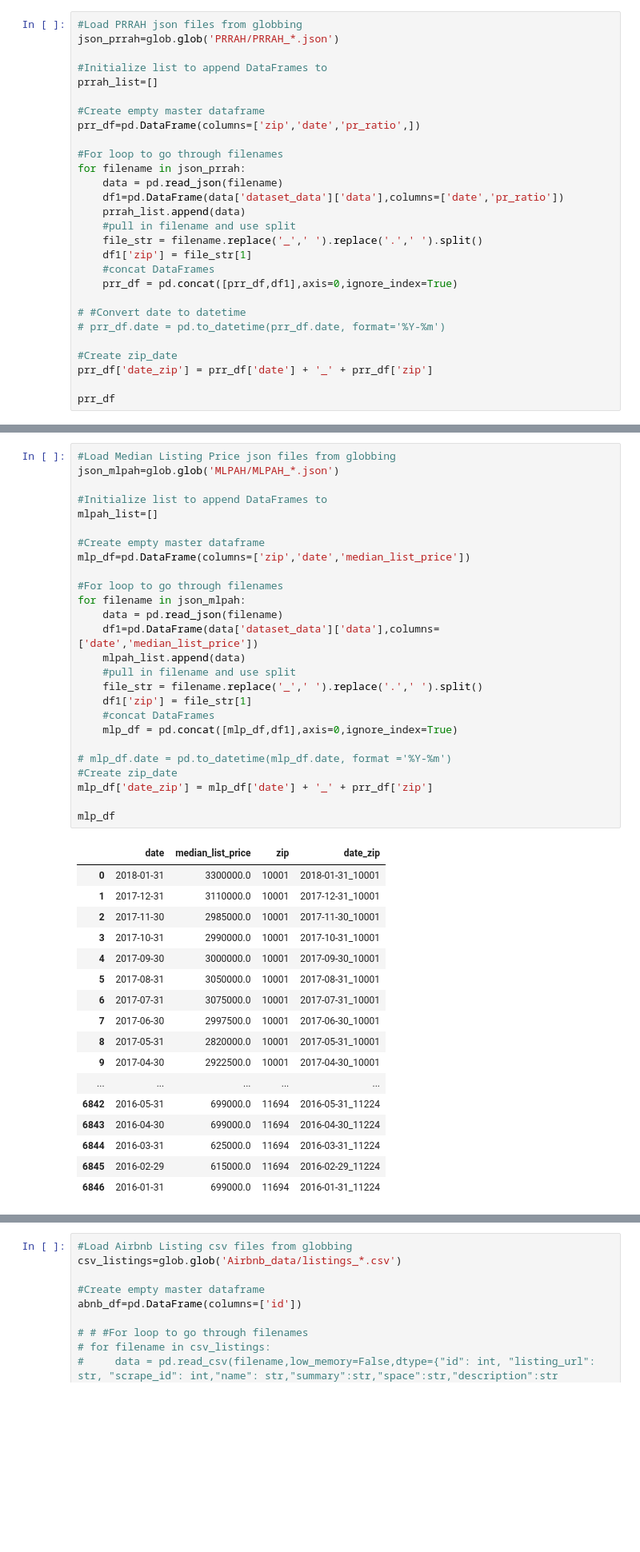
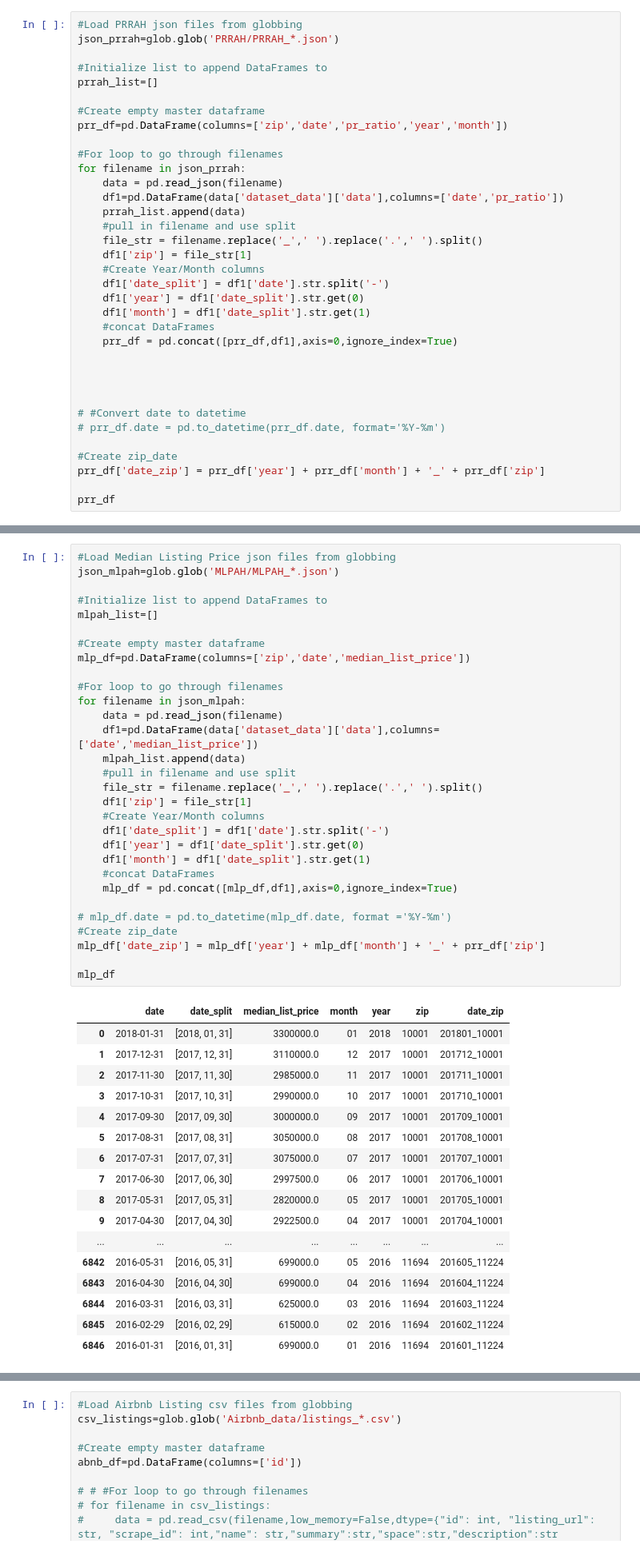
Before and after one commit to csignature/springboard-projects, a Jupyter notebook: Capstone_01/airbnb-capstone.ipynb, the cells around one changed output, grey strips where cells are left out. Shown: that part at 80% size. Saved outputs shown, nothing was run; the diff lists cells and outputs as text; blank space fills up the shorter version.

```diff
--- a/Capstone_01/airbnb-capstone.ipynb
+++ b/Capstone_01/airbnb-capstone.ipynb
@@ -13,7 +15,7 @@ json_prrah=glob.glob('PRRAH/PRRAH_*.json')
 prrah_list=[]
 
 #Create empty master dataframe
-prr_df=pd.DataFrame(columns=['zip','date','pr_ratio',])
+prr_df=pd.DataFrame(columns=['zip','date','pr_ratio','year','month'])
 
 #For loop to go through filenames
 for filename in json_prrah:
@@ -23,14 +25,21 @@ for filename in json_prrah:
     #pull in filename and use split
     file_str = filename.replace('_',' ').replace('.',' ').split()
     df1['zip'] = file_str[1]
+    #Create Year/Month columns
+    df1['date_split'] = df1['date'].str.split('-')
+    df1['year'] = df1['date_split'].str.get(0)
+    df1['month'] = df1['date_split'].str.get(1)
     #concat DataFrames
     prr_df = pd.concat([prr_df,df1],axis=0,ignore_index=True)
+
+
+
 
 # #Convert date to datetime
 # prr_df.date = pd.to_datetime(prr_df.date, format='%Y-%m')
 
 #Create zip_date
-prr_df['date_zip'] = prr_df['date'] + '_' + prr_df['zip']
+prr_df['date_zip'] = prr_df['year'] + prr_df['month'] + '_' + prr_df['zip']
 
 prr_df
 # %% [output]
@@ -55,44 +64,48 @@ prr_df
 # %%
 #Load Median Listing Price json files from globbing
 json_mlpah=glob.glob('MLPAH/MLPAH_*.json')
 
 #Initialize list to append DataFrames to
 mlpah_list=[]
 
 #Create empty master dataframe
 mlp_df=pd.DataFrame(columns=['zip','date','median_list_price'])
 
 #For loop to go through filenames
 for filename in json_mlpah:
     data = pd.read_json(filename)
     df1=pd.DataFrame(data['dataset_data']['data'],columns=['date','median_list_price'])
     mlpah_list.append(data)
     #pull in filename and use split
     file_str = filename.replace('_',' ').replace('.',' ').split()
     df1['zip'] = file_str[1]
+    #Create Year/Month columns
+    df1['date_split'] = df1['date'].str.split('-')
+    df1['year'] = df1['date_split'].str.get(0)
+    df1['month'] = df1['date_split'].str.get(1)
     #concat DataFrames
     mlp_df = pd.concat([mlp_df,df1],axis=0,ignore_index=True)
 
 # mlp_df.date = pd.to_datetime(mlp_df.date, format ='%Y-%m')
 #Create zip_date
-mlp_df['date_zip'] = mlp_df['date'] + '_' + prr_df['zip']
+mlp_df['date_zip'] = mlp_df['year'] + mlp_df['month'] + '_' + prr_df['zip']
 
 mlp_df
 # %% [output]
-|  | date | median_list_price | zip | date_zip |
-| 0 | 2018-01-31 | 3300000.0 | 10001 | 2018-01-31_10001 |
-| 1 | 2017-12-31 | 3110000.0 | 10001 | 2017-12-31_10001 |
-| 2 | 2017-11-30 | 2985000.0 | 10001 | 2017-11-30_10001 |
-| 3 | 2017-10-31 | 2990000.0 | 10001 | 2017-10-31_10001 |
-| 4 | 2017-09-30 | 3000000.0 | 10001 | 2017-09-30_10001 |
-| 5 | 2017-08-31 | 3050000.0 | 10001 | 2017-08-31_10001 |
-| 6 | 2017-07-31 | 3075000.0 | 10001 | 2017-07-31_10001 |
-| 7 | 2017-06-30 | 2997500.0 | 10001 | 2017-06-30_10001 |
-| 8 | 2017-05-31 | 2820000.0 | 10001 | 2017-05-31_10001 |
-| 9 | 2017-04-30 | 2922500.0 | 10001 | 2017-04-30_10001 |
-| ... | ... | ... | ... | ... |
-| 6842 | 2016-05-31 | 699000.0 | 11694 | 2016-05-31_11224 |
-| 6843 | 2016-04-30 | 699000.0 | 11694 | 2016-04-30_11224 |
-| 6844 | 2016-03-31 | 625000.0 | 11694 | 2016-03-31_11224 |
-| 6845 | 2016-02-29 | 615000.0 | 11694 | 2016-02-29_11224 |
-| 6846 | 2016-01-31 | 699000.0 | 11694 | 2016-01-31_11224 |
+|  | date | date_split | median_list_price | month | year | zip | date_zip |
+| 0 | 2018-01-31 | [2018, 01, 31] | 3300000.0 | 01 | 2018 | 10001 | 201801_10001 |
+| 1 | 2017-12-31 | [2017, 12, 31] | 3110000.0 | 12 | 2017 | 10001 | 201712_10001 |
+| 2 | 2017-11-30 | [2017, 11, 30] | 2985000.0 | 11 | 2017 | 10001 | 201711_10001 |
+| 3 | 2017-10-31 | [2017, 10, 31] | 2990000.0 | 10 | 2017 | 10001 | 201710_10001 |
+| 4 | 2017-09-30 | [2017, 09, 30] | 3000000.0 | 09 | 2017 | 10001 | 201709_10001 |
+| 5 | 2017-08-31 | [2017, 08, 31] | 3050000.0 | 08 | 2017 | 10001 | 201708_10001 |
+| 6 | 2017-07-31 | [2017, 07, 31] | 3075000.0 | 07 | 2017 | 10001 | 201707_10001 |
+| 7 | 2017-06-30 | [2017, 06, 30] | 2997500.0 | 06 | 2017 | 10001 | 201706_10001 |
+| 8 | 2017-05-31 | [2017, 05, 31] | 2820000.0 | 05 | 2017 | 10001 | 201705_10001 |
+| 9 | 2017-04-30 | [2017, 04, 30] | 2922500.0 | 04 | 2017 | 10001 | 201704_10001 |
+| ... | ... | ... | ... | ... | ... | ... | ... |
+| 6842 | 2016-05-31 | [2016, 05, 31] | 699000.0 | 05 | 2016 | 11694 | 201605_11224 |
+| 6843 | 2016-04-30 | [2016, 04, 30] | 699000.0 | 04 | 2016 | 11694 | 201604_11224 |
+| 6844 | 2016-03-31 | [2016, 03, 31] | 625000.0 | 03 | 2016 | 11694 | 201603_11224 |
+| 6845 | 2016-02-29 | [2016, 02, 29] | 615000.0 | 02 | 2016 | 11694 | 201602_11224 |
+| 6846 | 2016-01-31 | [2016, 01, 31] | 699000.0 | 01 | 2016 | 11694 | 201601_11224 |
```
Also changed, not shown: parts of 14 cells of this notebook.
